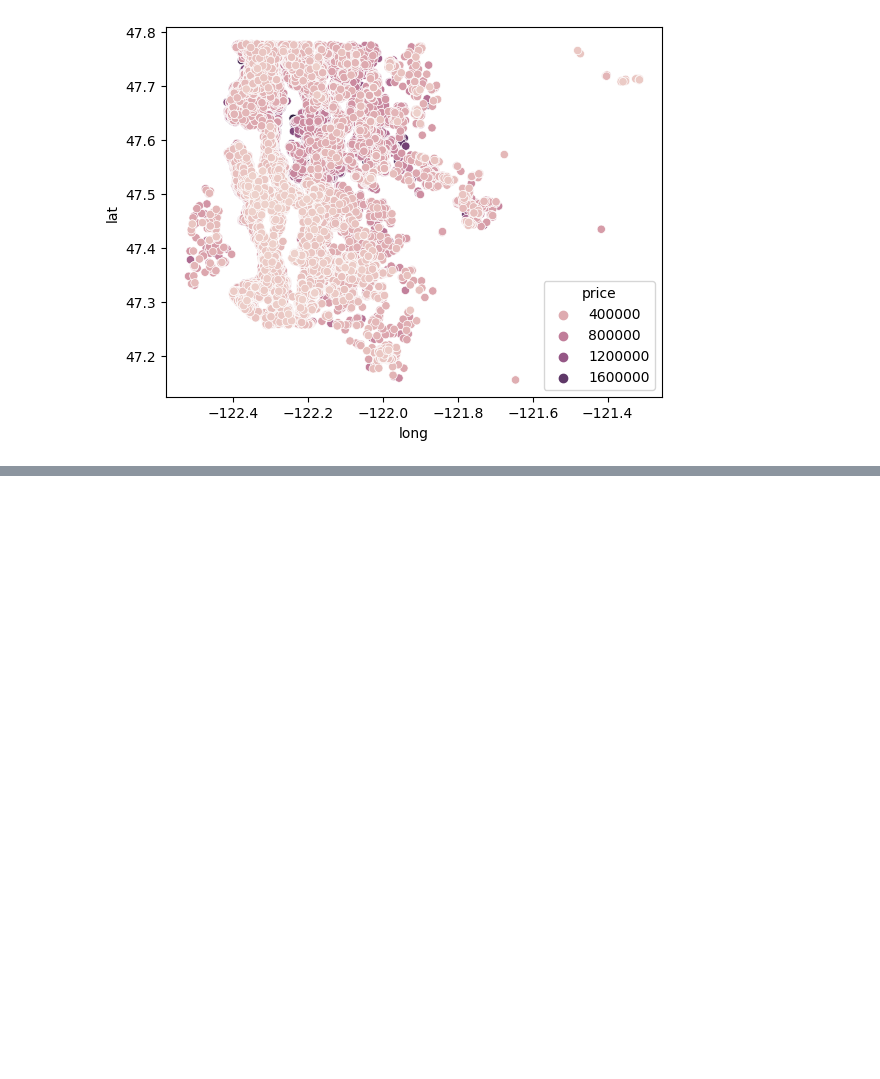
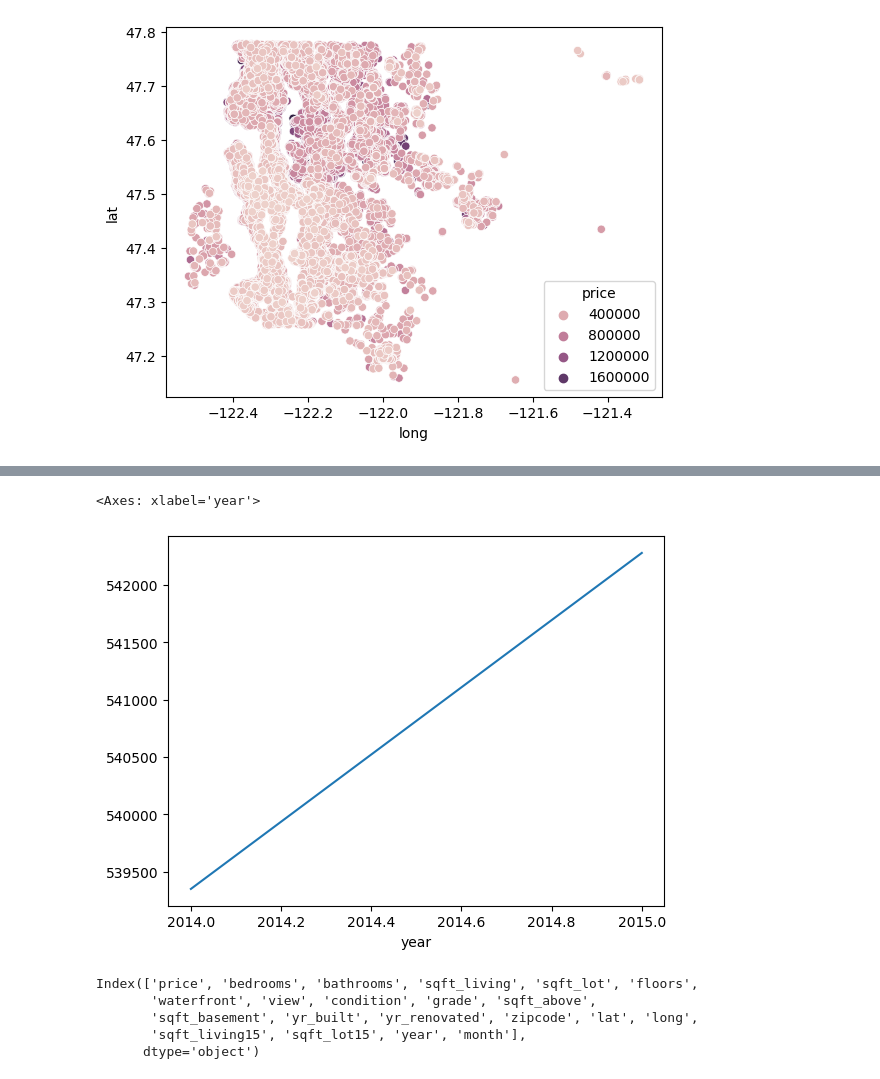
Before and after one commit to Alton1998/data-science-full-work, a Jupyter notebook: Keras Regression.ipynb, the cells around one changed output, grey strips where cells are left out. Saved outputs shown, nothing was run; the diff lists cells and outputs as text; code cells hidden in the pictures; blank space fills up the shorter version.

```diff
--- a/Keras Regression.ipynb
+++ b/Keras Regression.ipynb
@@ -176,0 +217,5 @@ sns.bp
+# %%
+df.groupby('year').mean()['price'].plot()
+# %% [output]
+<Axes: xlabel='year'>
+[figure, added]
@@ -176,0 +224,8 @@ sns.bp
+# %%
+df.columns
+# %% [output]
+Index(['price', 'bedrooms', 'bathrooms', 'sqft_living', 'sqft_lot', 'floors',
+       'waterfront', 'view', 'condition', 'grade', 'sqft_above',
+       'sqft_basement', 'yr_built', 'yr_renovated', 'zipcode', 'lat', 'long',
+       'sqft_living15', 'sqft_lot15', 'year', 'month'],
+      dtype='object')
```
Also changed, not shown: parts of 35 cells of this notebook.
